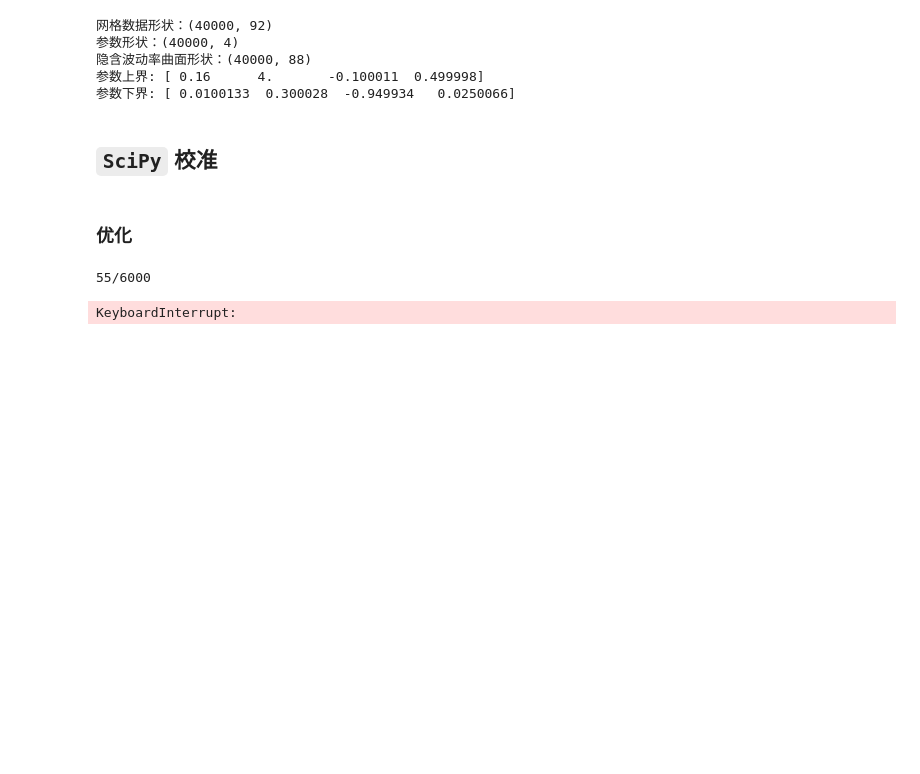
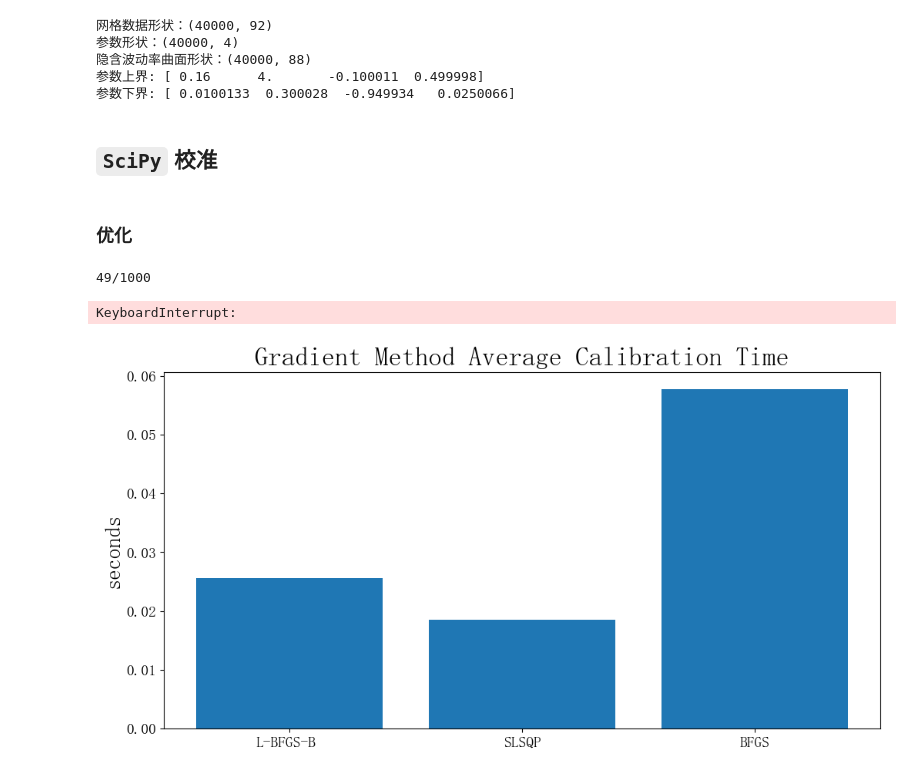
Before and after one commit to Greenmilkvvv/Deep-GLU-Calibrating, a Jupyter notebook: Calibrating/rBergomi/rBergomi_NN_calibrate_scipy_quasi_newton.ipynb, the cells around one changed output. Cells and saved outputs as stored; diff of their text form; code cells hidden in the pictures; blank space fills up the shorter version.

```diff
--- a/Calibrating/rBergomi/rBergomi_NN_calibrate_scipy_quasi_newton.ipynb
+++ b/Calibrating/rBergomi/rBergomi_NN_calibrate_scipy_quasi_newton.ipynb
@@ -81,8 +82,8 @@ def CostFunc(x,sample_ind):
         np.power((model(torch.from_numpy(x)).detach().numpy() - y_test_transform[sample_ind]),2)
     )
 
-Approx_scipy, Timing_scipy = calibrate_with_scipy(CostFunc, x_test_transform, upper_bound, lower_bound)
+Approx_scipy, Timing_scipy = calibrate_with_scipy(CostFunc, x_test_transform[:1000], upper_bound, lower_bound)
 # %% [output]
-55/6000
+49/1000
 KeyboardInterrupt:
 # %%
@@ -96,0 +98,13 @@ for i in range(3):
+# %%
+import matplotlib.pyplot as plt
+import matplotlib.ticker as mtick
+
+methods=["L-BFGS-B ","SLSQP","BFGS"]
+plt.figure(1,figsize=(12,6))
+plt.bar(methods,np.mean(Timing_scipy,axis=0))
+plt.title("Gradient Method Average Calibration Time",fontsize=25)
+plt.ylabel("seconds",fontsize=20)
+plt.tick_params(axis='both', which='major', labelsize=14)
+plt.show()
+# %% [output]
+[figure, added]
```
Also changed, not shown: parts of 3 cells of this notebook, 4 other files.
